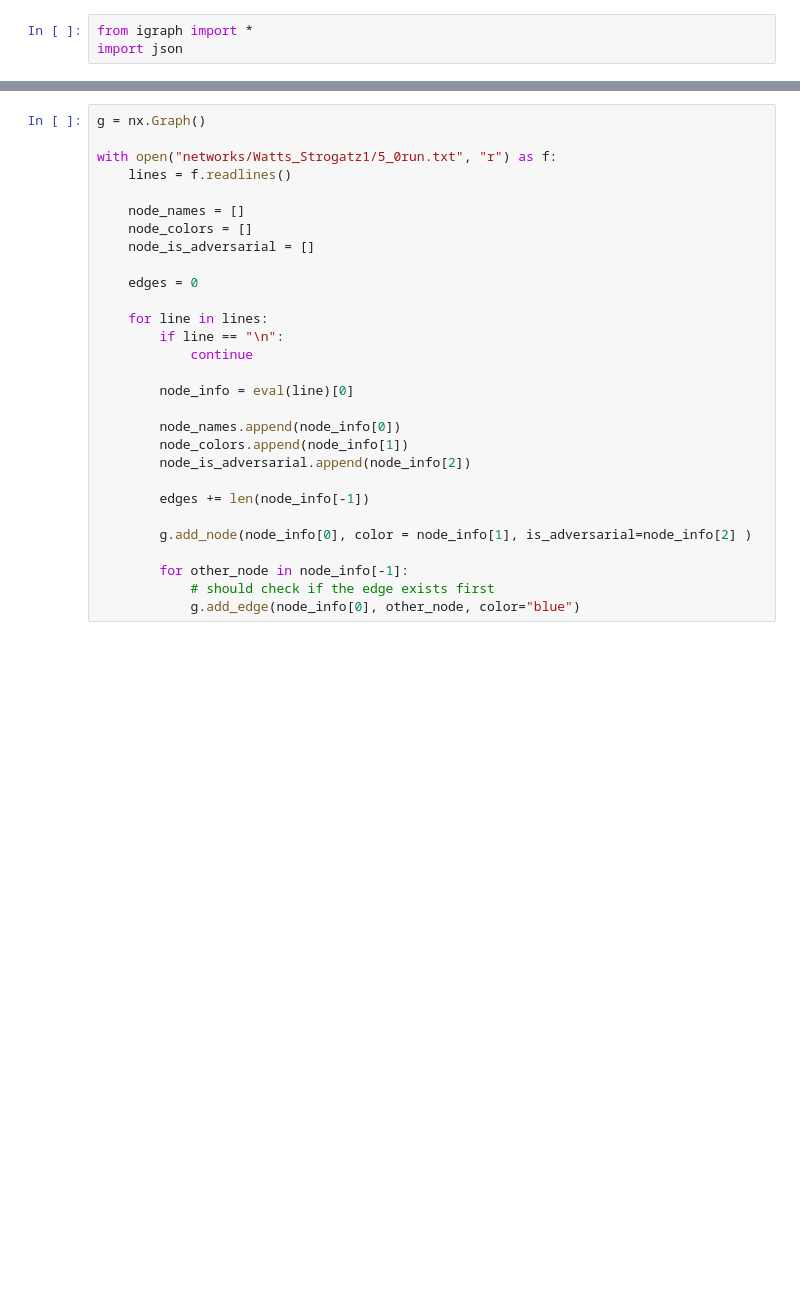
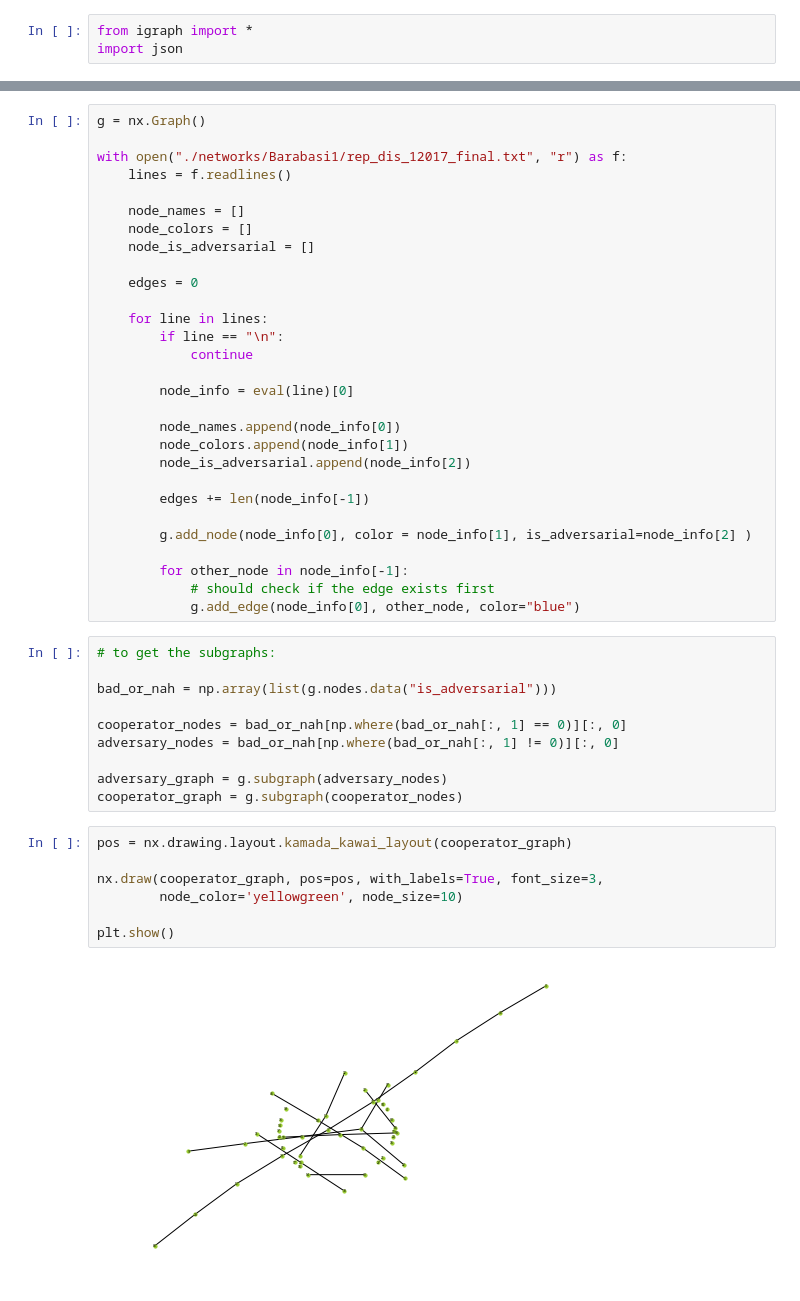
Before and after one commit to nicholson2208/mmss-thesis, a Jupyter notebook: GraphRecontruction.ipynb, the cells around one changed output, grey strips where cells are left out. Drawn from its saved outputs; the diff is of its cells as text; blank space fills up the shorter version.

```diff
--- a/GraphRecontruction.ipynb
+++ b/GraphRecontruction.ipynb
@@ -9,7 +55,7 @@ import matplotlib.pyplot as plt
 # %%
 g = nx.Graph()
 
-with open("networks/Watts_Strogatz1/5_0run.txt", "r") as f:
+with open("./networks/Barabasi1/rep_dis_12017_final.txt", "r") as f:
     lines = f.readlines()
 
     node_names = []
@@ -35,3 +81,22 @@ with open("networks/Watts_Strogatz1/5_0run.txt", "r") as f:
         for other_node in node_info[-1]:
             # should check if the edge exists first
             g.add_edge(node_info[0], other_node, color="blue")
+# %%
+# to get the subgraphs:
+
+bad_or_nah = np.array(list(g.nodes.data("is_adversarial")))
+
+cooperator_nodes = bad_or_nah[np.where(bad_or_nah[:, 1] == 0)][:, 0]
+adversary_nodes = bad_or_nah[np.where(bad_or_nah[:, 1] != 0)][:, 0]
+
+adversary_graph = g.subgraph(adversary_nodes)
+cooperator_graph = g.subgraph(cooperator_nodes)
+# %%
+pos = nx.drawing.layout.kamada_kawai_layout(cooperator_graph)
+
+nx.draw(cooperator_graph, pos=pos, with_labels=True, font_size=3,
+        node_color='yellowgreen', node_size=10)
+
+plt.show()
+# %% [output]
+[figure, added]
```
Also changed, not shown: parts of 8 cells of this notebook.
